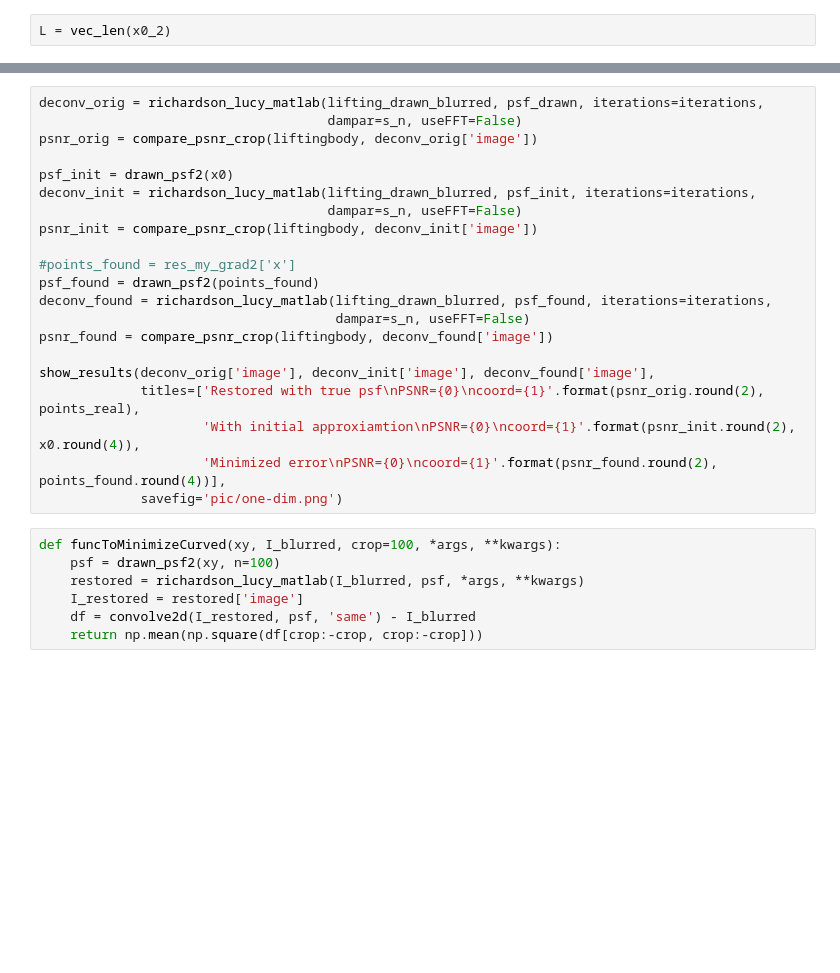
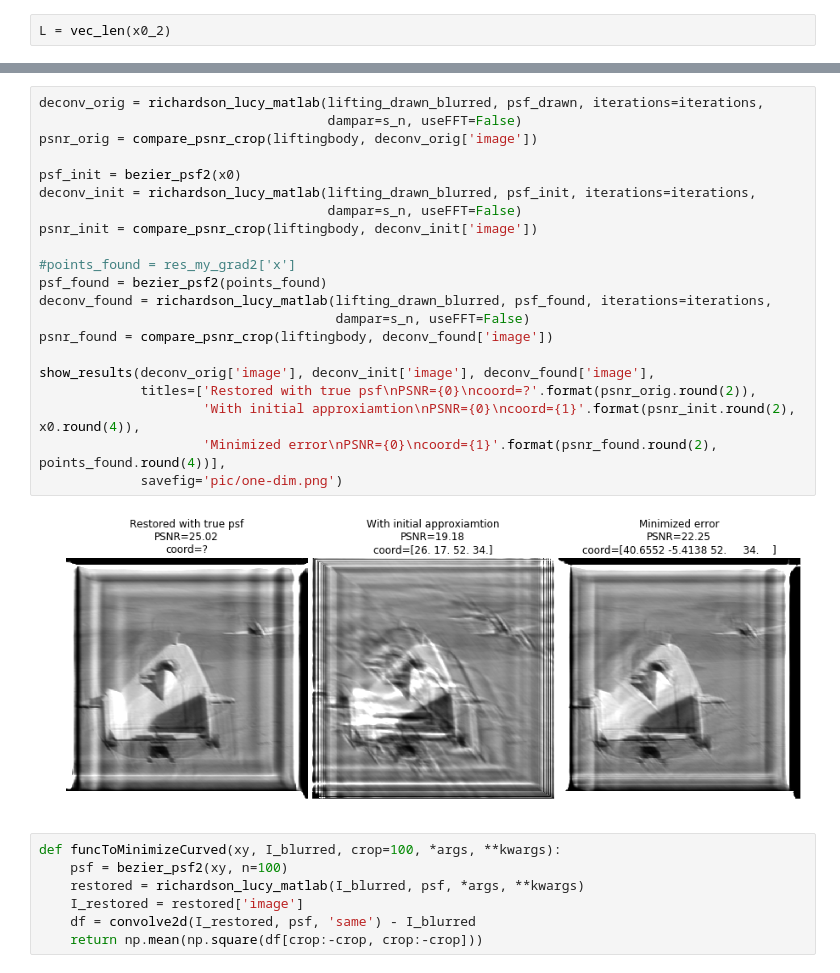
Before and after one commit to progiv/deconv, a Jupyter notebook: minimization-one-dim-drawn.ipynb, the cells around one changed output, grey strips where cells are left out. Cells and saved outputs as stored; diff of their text form; blank space fills up the shorter version.

```diff
--- a/minimization-one-dim-drawn.ipynb
+++ b/minimization-one-dim-drawn.ipynb
@@ -126,27 +169,29 @@ print(points_found)
 # %%
 deconv_orig = richardson_lucy_matlab(lifting_drawn_blurred, psf_drawn, iterations=iterations,
                                      dampar=s_n, useFFT=False)
 psnr_orig = compare_psnr_crop(liftingbody, deconv_orig['image'])
 
-psf_init = drawn_psf2(x0)
+psf_init = bezier_psf2(x0)
 deconv_init = richardson_lucy_matlab(lifting_drawn_blurred, psf_init, iterations=iterations,
                                      dampar=s_n, useFFT=False)
 psnr_init = compare_psnr_crop(liftingbody, deconv_init['image'])
 
 #points_found = res_my_grad2['x']
-psf_found = drawn_psf2(points_found)
+psf_found = bezier_psf2(points_found)
 deconv_found = richardson_lucy_matlab(lifting_drawn_blurred, psf_found, iterations=iterations,
                                       dampar=s_n, useFFT=False)
 psnr_found = compare_psnr_crop(liftingbody, deconv_found['image'])
 
 show_results(deconv_orig['image'], deconv_init['image'], deconv_found['image'],
-             titles=['Restored with true psf\nPSNR={0}\ncoord={1}'.format(psnr_orig.round(2), points_real),
+             titles=['Restored with true psf\nPSNR={0}\ncoord=?'.format(psnr_orig.round(2)),
                      'With initial approxiamtion\nPSNR={0}\ncoord={1}'.format(psnr_init.round(2), x0.round(4)),
                      'Minimized error\nPSNR={0}\ncoord={1}'.format(psnr_found.round(2), points_found.round(4))],
              savefig='pic/one-dim.png')
+# %% [output]
+[figure, added]
 # %%
 def funcToMinimizeCurved(xy, I_blurred, crop=100, *args, **kwargs):
-    psf = drawn_psf2(xy, n=100)
+    psf = bezier_psf2(xy, n=100)
     restored = richardson_lucy_matlab(I_blurred, psf, *args, **kwargs)
     I_restored = restored['image']
     df = convolve2d(I_restored, psf, 'same') - I_blurred
```
Also changed, not shown: parts of 16 cells of this notebook, 12 other files.
